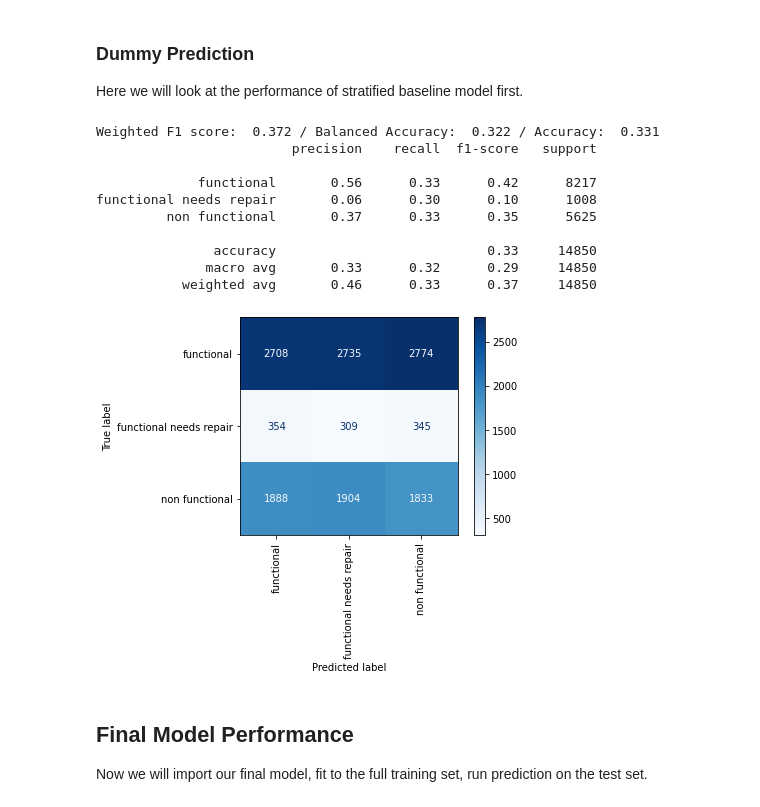
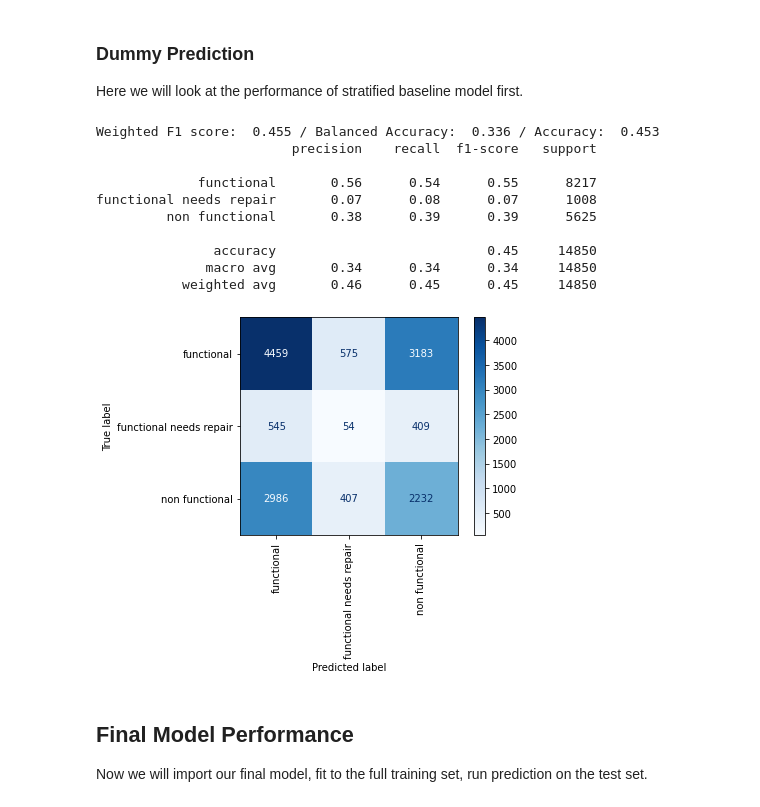
Before and after one commit to stereopickle/Tanzanian_water_pump_classificationn, a Jupyter notebook: 040.Final_Testing.ipynb, the cells around one changed output. Drawn from its saved outputs; the diff is of its cells as text; code cells hidden in the pictures.

Commit message:
corrected dummy prediction code

```diff
--- a/040.Final_Testing.ipynb
+++ b/040.Final_Testing.ipynb
@@ -48,30 +48,30 @@ Here we will look at the performance of stratified baseline model first.
 # %%
 from sklearn.dummy import DummyClassifier
 dummyc = DummyClassifier(strategy = 'stratified') # using the default stratified strategy
-dummyc.fit(X_train_scaled, y_train_res)
-y_pred = dummyc.predict(X_test_scaled)
+dummyc.fit(X_train_ohe, y_train)
+y_pred = dummyc.predict(X_test_ohe)
 
 f1_test = round(f1_score(y_test, y_pred, average = 'weighted'), 3)
 acc_test = round(balanced_accuracy_score(y_test, y_pred), 3)
 accuracy = round(accuracy_score(y_test, y_pred), 3)
 
 print('Weighted F1 score: ', f1_test, '/ Balanced Accuracy: ', acc_test, '/ Accuracy: ', accuracy)
 
 plot_confusion_matrix(dummyc, X_test_scaled, y_test, xticks_rotation = 'vertical', cmap = plt.cm.Blues)
 
 print(classification_report(y_test, y_pred))
 # %% [output]
-Weighted F1 score:  0.372 / Balanced Accuracy:  0.322 / Accuracy:  0.331
+Weighted F1 score:  0.455 / Balanced Accuracy:  0.336 / Accuracy:  0.453
                          precision    recall  f1-score   support
 
-             functional       0.56      0.33      0.42      8217
-functional needs repair       0.06      0.30      0.10      1008
-         non functional       0.37      0.33      0.35      5625
+             functional       0.56      0.54      0.55      8217
+functional needs repair       0.07      0.08      0.07      1008
+         non functional       0.38      0.39      0.39      5625
 
-               accuracy                           0.33     14850
-              macro avg       0.33      0.32      0.29     14850
-           weighted avg       0.46      0.33      0.37     14850
+               accuracy                           0.45     14850
+              macro avg       0.34      0.34      0.34     14850
+           weighted avg       0.46      0.45      0.45     14850
-[figure, old version]
+[figure, new version]
 # %% [markdown]
 ## Final Model Performance
 Now we will import our final model, fit to the full training set, run prediction on the test set.
```
